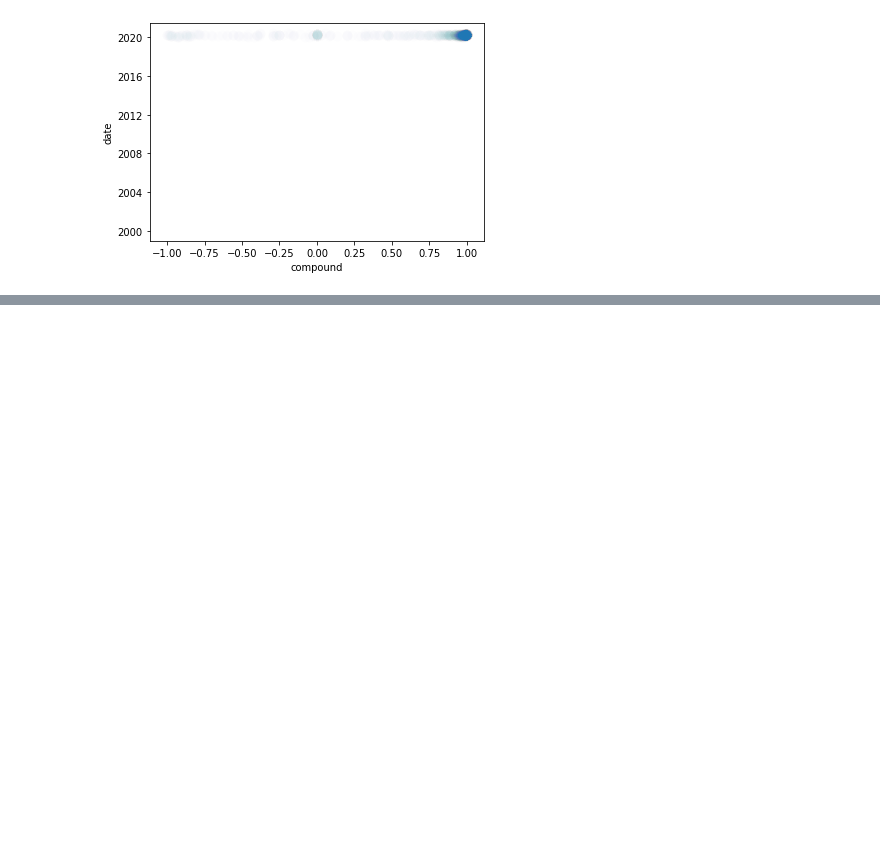
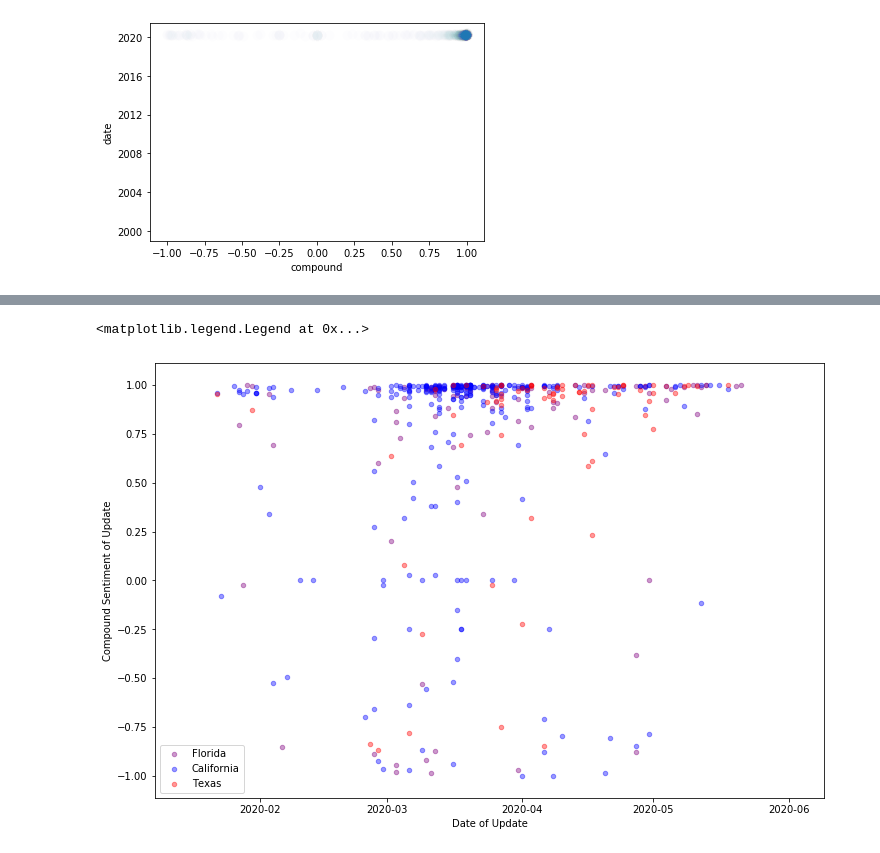
Before and after one commit to hasetia/Data-Science-Sentiment-Analysis-, a Jupyter notebook: Other Notebooks/Visualizations.ipynb, the cells around one changed output, grey strips where cells are left out. Drawn from its saved outputs; the diff is of its cells as text; code cells hidden in the pictures; blank space fills up the shorter version.

```diff
--- a/Other Notebooks/Visualizations.ipynb
+++ b/Other Notebooks/Visualizations.ipynb
@@ -167,0 +215,14 @@ ax.legend(['Florida', 'California', 'Texas'])
+# %%
+data1 = pd.read_csv("allShools_sent.csv")
+data1['date'] = pd.to_datetime(data['date'])
+fig, ax = plt.subplots(figsize =(12,8))
+color = ['purple', 'blue', 'red']
+j = 0
+for i in ['fl', 'cal', 'tex']:
+    data1[data1['state'] ==i].plot(y = 'compound', x = 'date' , kind = 'scatter', ax = ax, color = color[j], alpha = .4)
+    j+= 1
+ax.set(xlabel='Date of Update', ylabel="Compound Sentiment of Update")
+ax.legend(['Florida', 'California', 'Texas'])
+# %% [output]
+<matplotlib.legend.Legend at 0x...>
+[figure, added]
```
Also changed, not shown: parts of 7 cells of this notebook, 4 other files.
